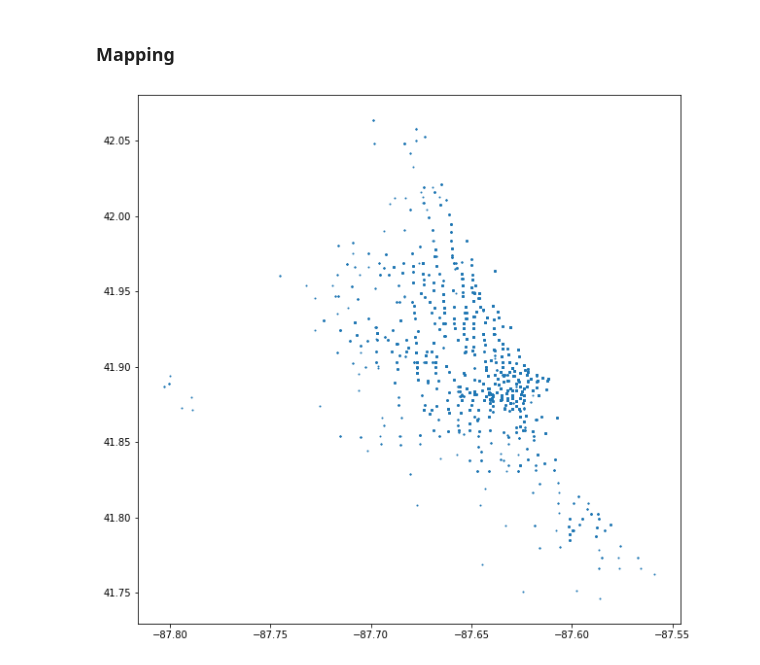
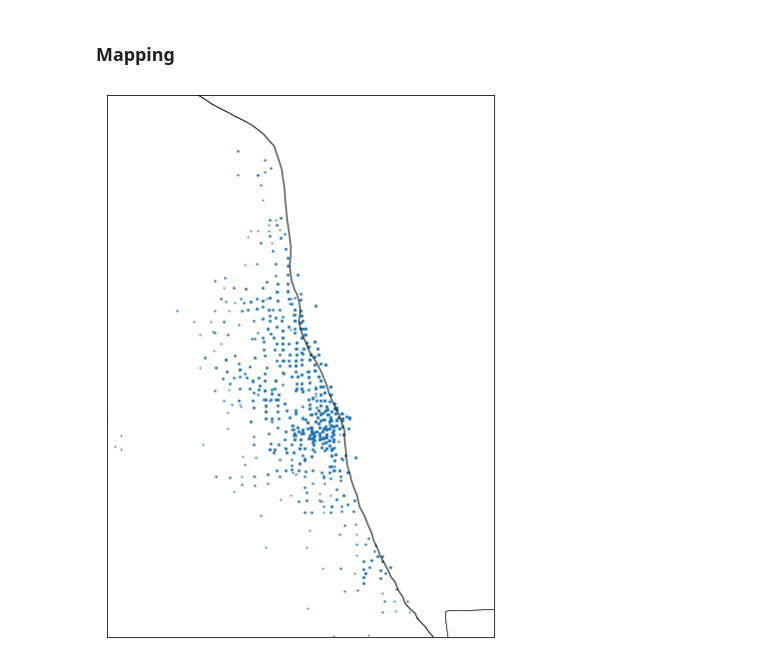
Before and after one commit to mickey-is-codin/data-science, a Jupyter notebook: Kaggle/Divvy/EDA.ipynb, the cells around one changed output. Saved outputs shown, nothing was run; the diff lists cells and outputs as text; code cells hidden in the pictures.

```diff
--- a/Kaggle/Divvy/EDA.ipynb
+++ b/Kaggle/Divvy/EDA.ipynb
@@ -137,36 +137,38 @@ for target in dist_targets:
 # %%
 '''
 [[[-87.8034536878,41.7820578242],[-87.5864737073,41.7820578242],[-87.5864737073,42.02302188],[-87.8034536878,42.02302188],[-87.8034536878,41.7820578242]]]
 '''
 
-ll_lon = 41
-ll_lat = -88
+ll_lon = -87.80
+ll_lat = 41.75
 
-ur_lon = -87
-ur_lat = 43
+ur_lon = -87.50
+ur_lat = 42.10
 
 plt.figure(figsize=(10,10))
 
 # Generate the basemap
-# map = Basemap(
-#     projection='mill',
-#     llcrnrlon=ll_lon,
-#     llcrnrlat=ll_lat,
-#     urcrnrlon=ur_lon,
-#     urcrnrlat=ur_lat,
-#     resolution='c'
-# )
-# map.drawcoastlines()
-# map.drawcountries()
-# map.drawstates()
+m = Basemap(
+    projection='mill',
+    llcrnrlon=ll_lon,
+    llcrnrlat=ll_lat,
+    urcrnrlon=ur_lon,
+    urcrnrlat=ur_lat,
+    resolution='f',
+)
+m.drawcoastlines()
+m.drawcountries()
+m.drawstates()
 
 # Scatter data over top of the basemap
-plt.scatter(
-    x=data_df['longitude_start'],
-    y=data_df['latitude_start'],
-    s=1
+m.scatter(
+    np.array(data_df['longitude_start']),
+    np.array(data_df['latitude_start']),
+    marker='o',
+    s=0.75,
+    latlon=True
 )
 
 plt.show()
 # %% [output]
-[figure, old version]
+[figure, new version]
```
